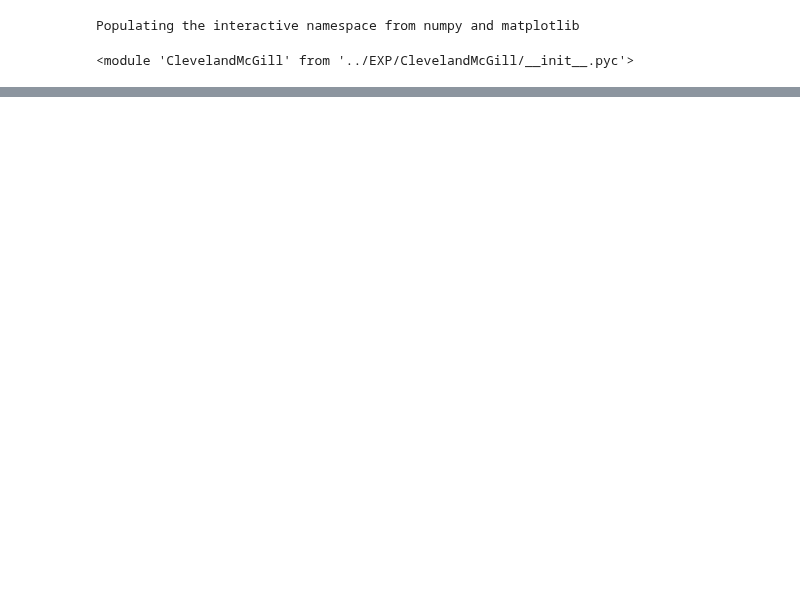
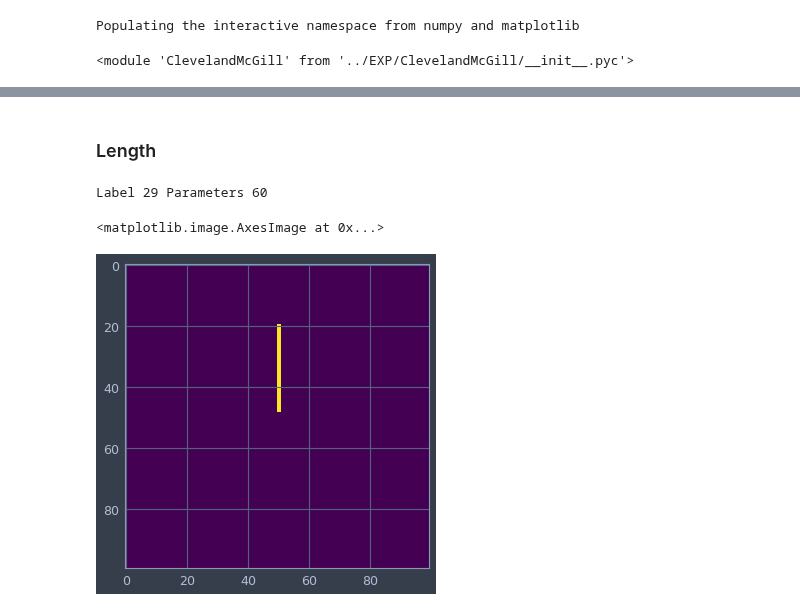
Before and after one commit to Rhoana/perception, a Jupyter notebook: IPY/Figure1.ipynb, the cells around one changed output, grey strips where cells are left out. Drawn from its saved outputs; the diff is of its cells as text; code cells hidden in the pictures; blank space fills up the shorter version.

```diff
--- a/IPY/Figure1.ipynb
+++ b/IPY/Figure1.ipynb
@@ -93,0 +85,11 @@ TypeError: Image data cannot be converted to float
+# %% [markdown]
+### Length
+# %%
+# vary length
+sparse, image, label, parameters = C.Figure1.length([False, False, False])
+print 'Label', label, 'Parameters', parameters
+imshow(image)
+# %% [output]
+Label 29 Parameters 60
+<matplotlib.image.AxesImage at 0x...>
+[figure, added]
```
Also changed, not shown: parts of 54 cells of this notebook, 5 other files.
